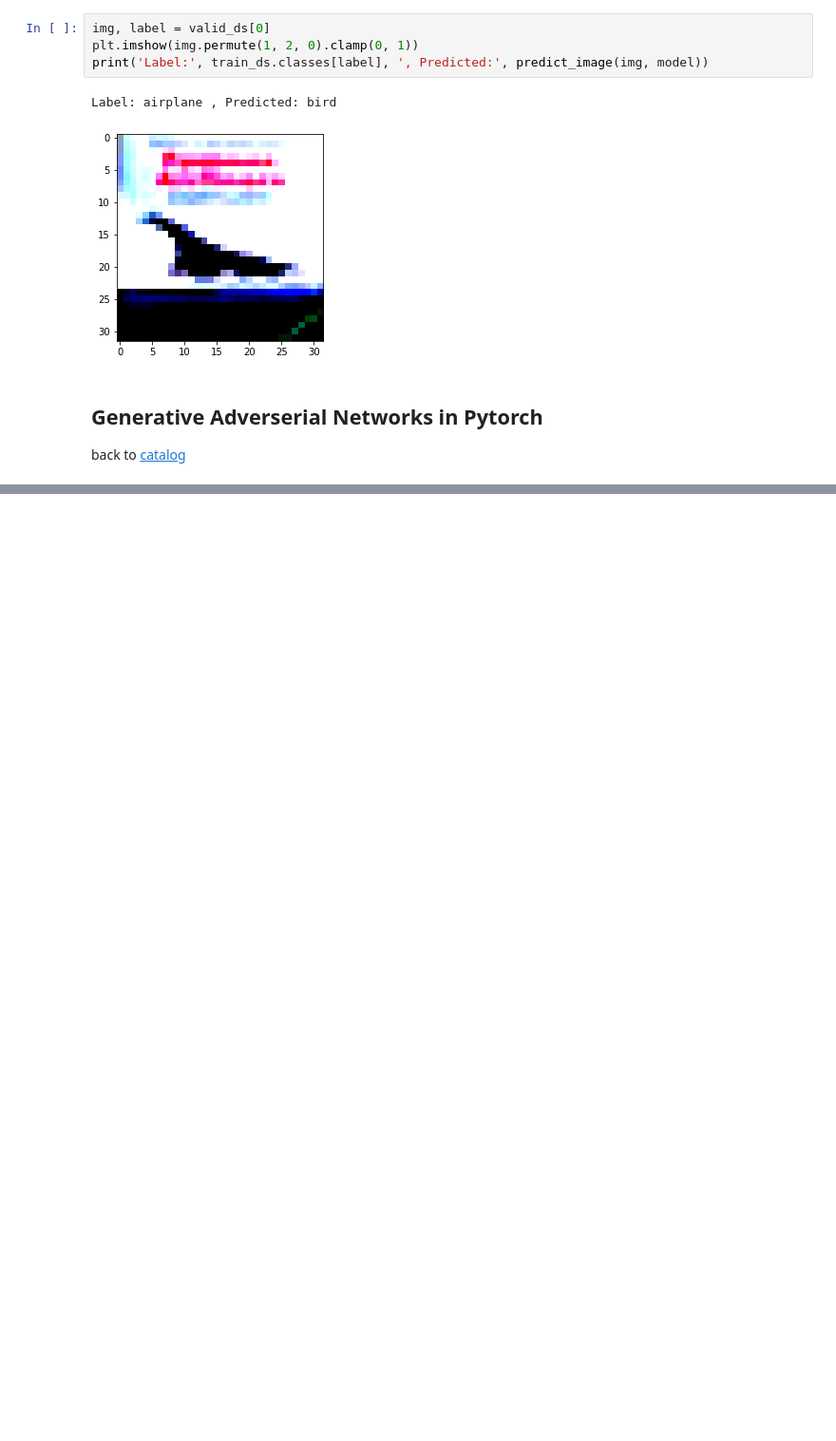
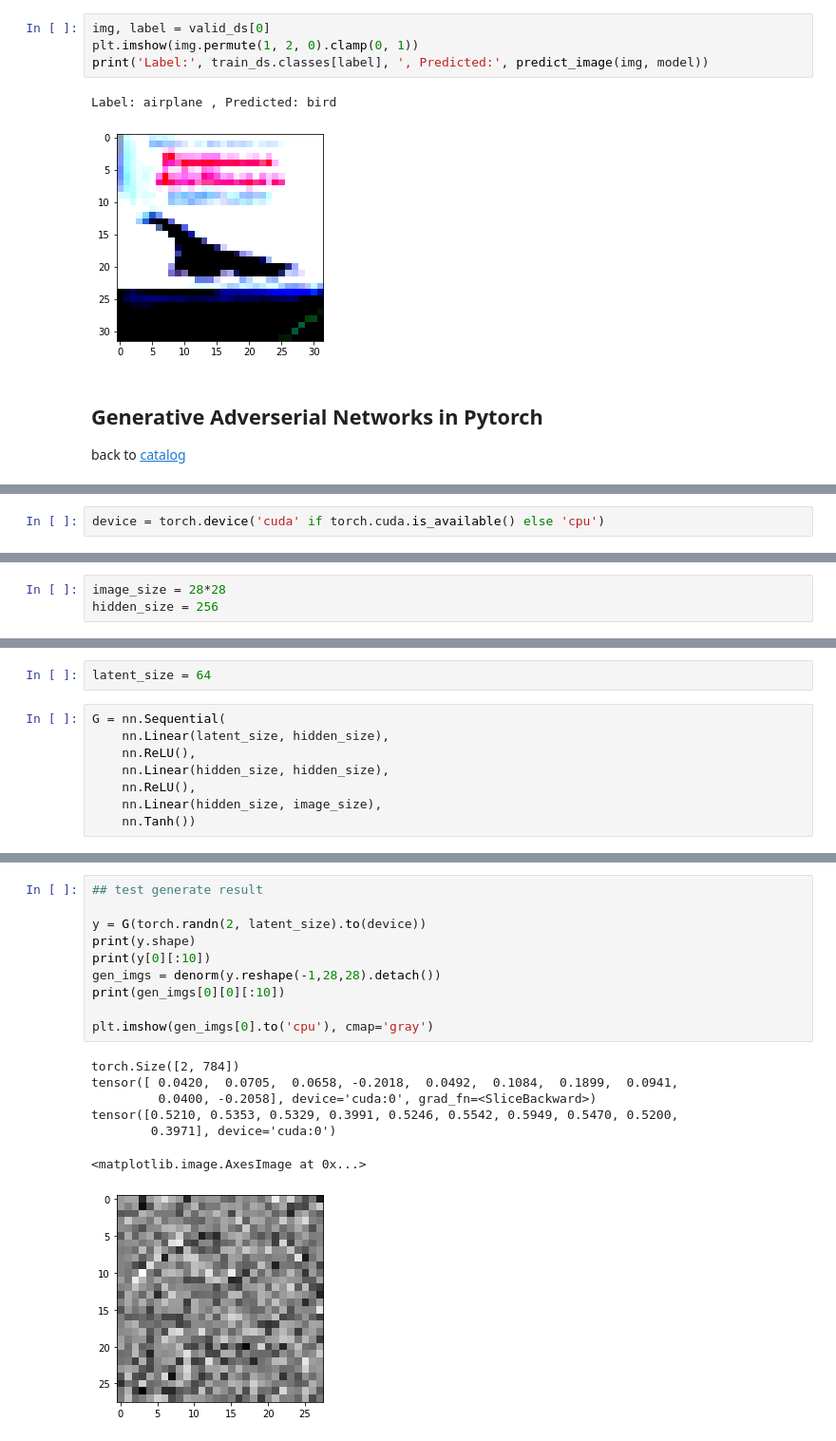
Before and after one commit to dukesky/PytorchStudy, a Jupyter notebook: PytorchStudy.ipynb, the cells around one changed output, grey strips where cells are left out. Shown at 95% size. Drawn from its saved outputs; the diff is of its cells as text; blank space fills up the shorter version.

```diff
--- a/PytorchStudy.ipynb
+++ b/PytorchStudy.ipynb
@@ -1618,0 +1654,2 @@ Most of the code for this tutorial has been borrowed for this excellent reposito
+# %%
+device = torch.device('cuda' if torch.cuda.is_available() else 'cpu')
@@ -1618,0 +1677,3 @@ Most of the code for this tutorial has been borrowed for this excellent reposito
+# %%
+image_size = 28*28
+hidden_size = 256
@@ -1618,0 +1714,10 @@ Most of the code for this tutorial has been borrowed for this excellent reposito
+# %%
+latent_size = 64
+# %%
+G = nn.Sequential(
+    nn.Linear(latent_size, hidden_size),
+    nn.ReLU(),
+    nn.Linear(hidden_size, hidden_size),
+    nn.ReLU(),
+    nn.Linear(hidden_size, image_size),
+    nn.Tanh())
@@ -1618,0 +1744,18 @@ Most of the code for this tutorial has been borrowed for this excellent reposito
+# %%
+## test generate result
+
+y = G(torch.randn(2, latent_size).to(device))
+print(y.shape)
+print(y[0][:10])
+gen_imgs = denorm(y.reshape(-1,28,28).detach())
+print(gen_imgs[0][0][:10])
+
+plt.imshow(gen_imgs[0].to('cpu'), cmap='gray')
+# %% [output]
+torch.Size([2, 784])
+tensor([ 0.0420,  0.0705,  0.0658, -0.2018,  0.0492,  0.1084,  0.1899,  0.0941,
+         0.0400, -0.2058], device='cuda:0', grad_fn=<SliceBackward>)
+tensor([0.5210, 0.5353, 0.5329, 0.3991, 0.5246, 0.5542, 0.5949, 0.5470, 0.5200,
+        0.3971], device='cuda:0')
+<matplotlib.image.AxesImage at 0x...>
+[figure, added]
```
Also changed, not shown: parts of 17 cells of this notebook.
